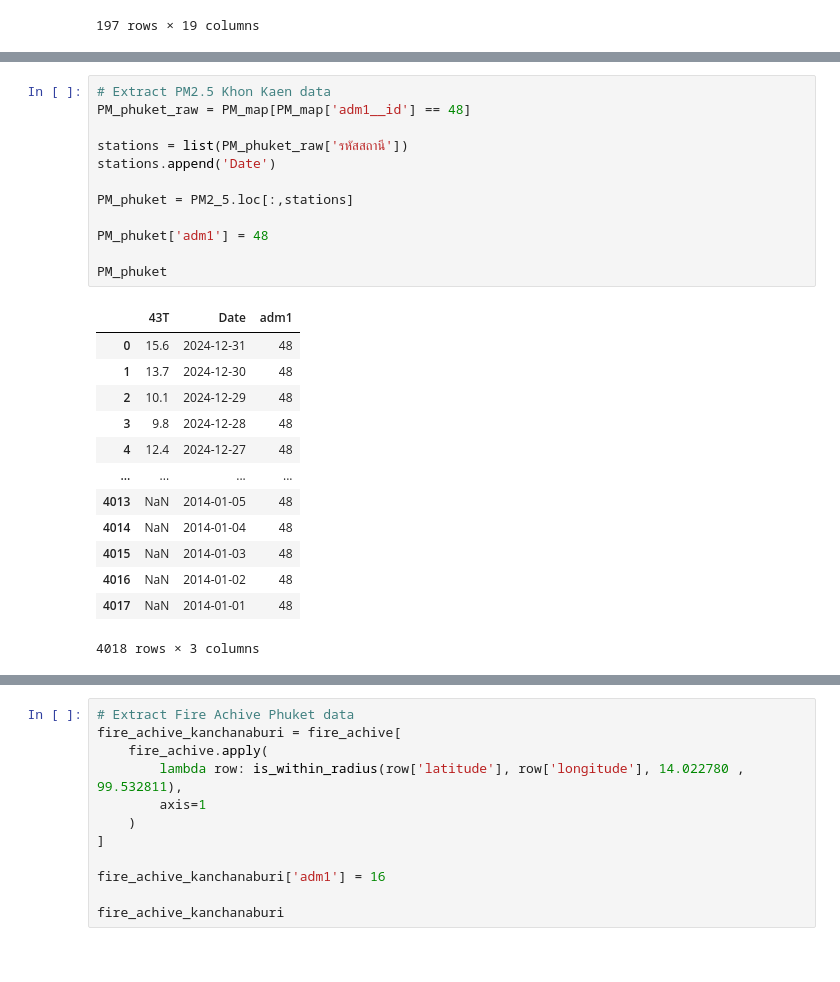
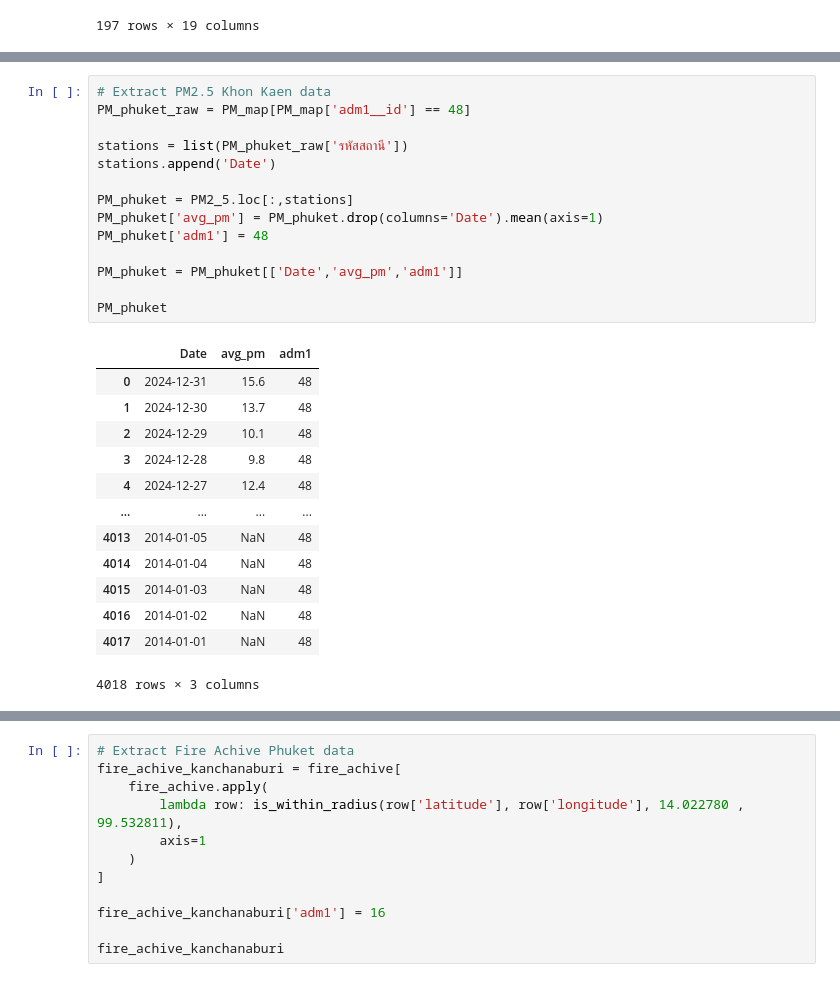
Before and after one commit to smolguyonearth/whoopenthisisgay, a Jupyter notebook: code_QQQ/Let_me_try_smth.ipynb, the cells around one changed output, grey strips where cells are left out. Drawn from its saved outputs; the diff is of its cells as text.

```diff
--- a/code_QQQ/Let_me_try_smth.ipynb
+++ b/code_QQQ/Let_me_try_smth.ipynb
@@ -589,27 +777,29 @@ See the caveats in the documentation: https://pandas.pydata.org/pandas-docs/stab
 # %%
 # Extract PM2.5 Khon Kaen data
 PM_phuket_raw = PM_map[PM_map['adm1__id'] == 48]
 
 stations = list(PM_phuket_raw['รหัสสถานี'])
 stations.append('Date')
 
 PM_phuket = PM2_5.loc[:,stations]
-
+PM_phuket['avg_pm'] = PM_phuket.drop(columns='Date').mean(axis=1)
 PM_phuket['adm1'] = 48
 
+PM_phuket = PM_phuket[['Date','avg_pm','adm1']]
+
 PM_phuket
 # %% [output]
-|  | 43T | Date | adm1 |
-| 0 | 15.6 | 2024-12-31 | 48 |
-| 1 | 13.7 | 2024-12-30 | 48 |
-| 2 | 10.1 | 2024-12-29 | 48 |
-| 3 | 9.8 | 2024-12-28 | 48 |
-| 4 | 12.4 | 2024-12-27 | 48 |
+|  | Date | avg_pm | adm1 |
+| 0 | 2024-12-31 | 15.6 | 48 |
+| 1 | 2024-12-30 | 13.7 | 48 |
+| 2 | 2024-12-29 | 10.1 | 48 |
+| 3 | 2024-12-28 | 9.8 | 48 |
+| 4 | 2024-12-27 | 12.4 | 48 |
 | ... | ... | ... | ... |
-| 4013 | NaN | 2014-01-05 | 48 |
-| 4014 | NaN | 2014-01-04 | 48 |
-| 4015 | NaN | 2014-01-03 | 48 |
-| 4016 | NaN | 2014-01-02 | 48 |
-| 4017 | NaN | 2014-01-01 | 48 |
+| 4013 | 2014-01-05 | NaN | 48 |
+| 4014 | 2014-01-04 | NaN | 48 |
+| 4015 | 2014-01-03 | NaN | 48 |
+| 4016 | 2014-01-02 | NaN | 48 |
+| 4017 | 2014-01-01 | NaN | 48 |
 4018 rows × 3 columns
 # %%
```
Also changed, not shown: parts of 21 cells of this notebook.
